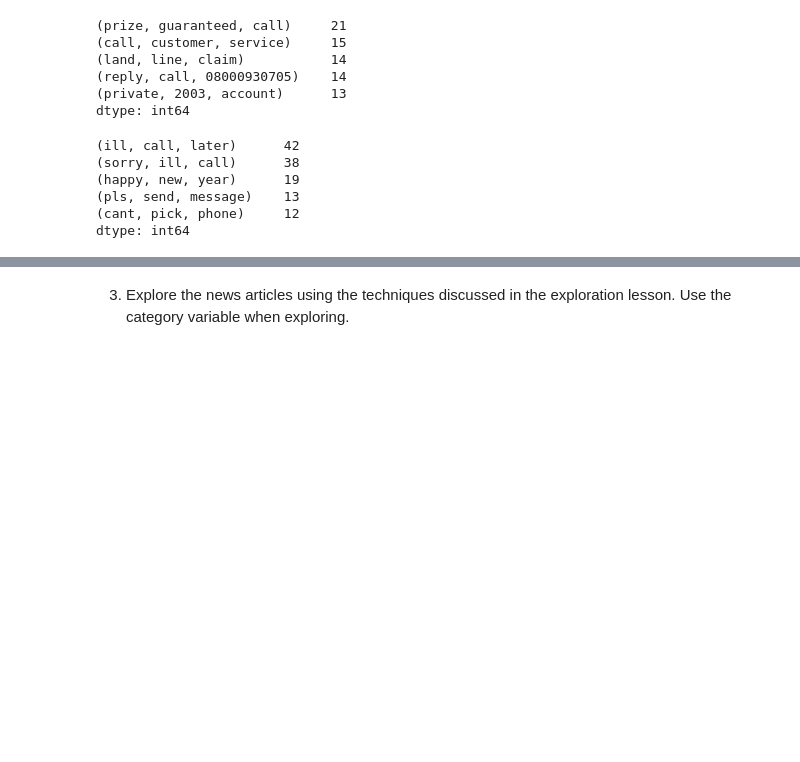
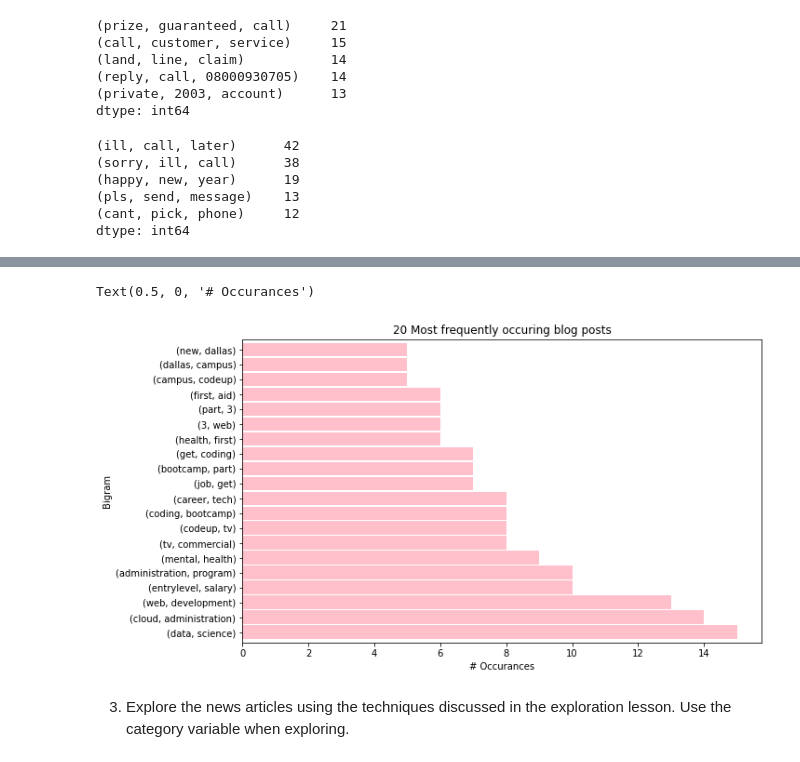
Before and after one commit to Chenchen070/NLP, a Jupyter notebook: explore.ipynb, the cells around one changed output, grey strips where cells are left out. Drawn from its saved outputs; the diff is of its cells as text; code cells hidden in the pictures; blank space fills up the shorter version.

```diff
--- a/explore.ipynb
+++ b/explore.ipynb
@@ -194,0 +224,6 @@ blog.head()
+# %%
+top_20_bigrams_2 = (pd.Series(nltk.ngrams(blog_words, 2))
+                      .value_counts()
+                      .head(20))
+
+top_20_bigrams_2.head(20)
@@ -195,2 +272,11 @@ blog.head()
+# %%
+top_20_bigrams_2.sort_values(ascending=False).plot.barh(color='pink', width=.9, figsize=(10, 6))
+
+plt.title('20 Most frequently occuring blog posts')
+plt.ylabel('Bigram')
+plt.xlabel('# Occurances')
+# %% [output]
+Text(0.5, 0, '# Occurances')
+[figure, added]
 # %% [markdown]
 3. Explore the news articles using the techniques discussed in the exploration lesson. Use the category variable when exploring.
```
Also changed, not shown: parts of 8 cells of this notebook.
